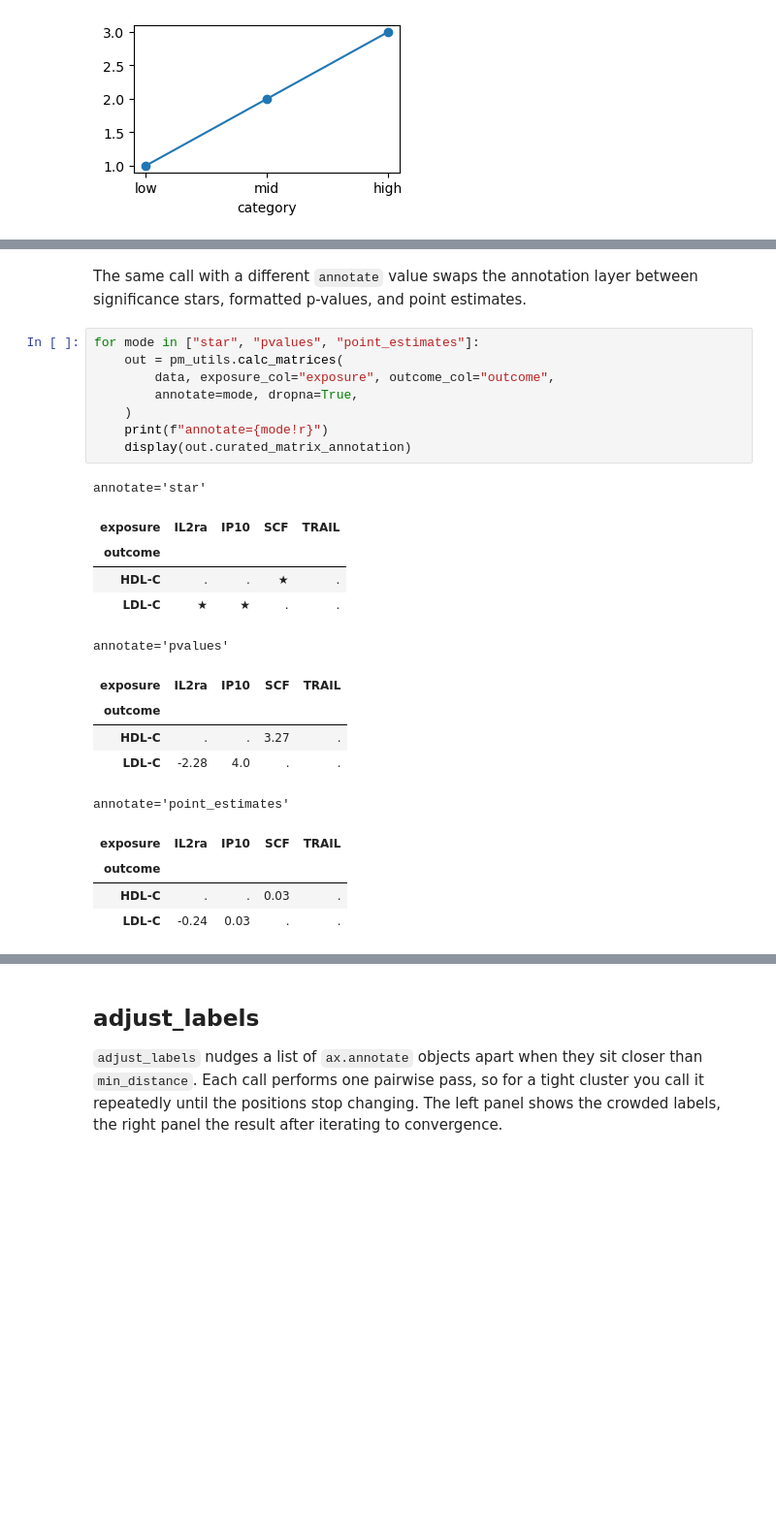
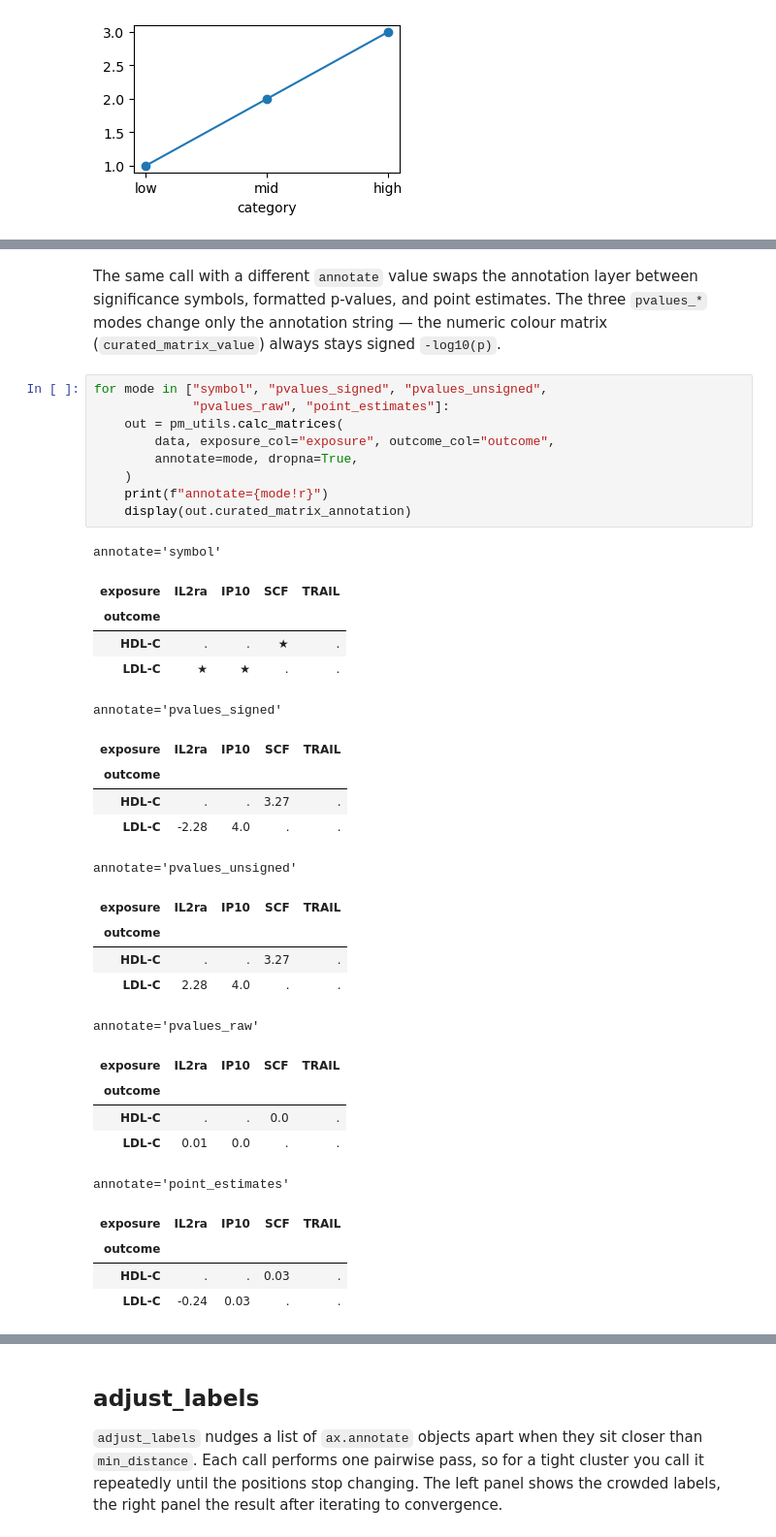
Before and after one commit to afschmidt/plot-misc, a Jupyter notebook: resources/examples/utils.ipynb, the cells around one changed output, grey strips where cells are left out. Shown at 97% size. Saved outputs shown, nothing was run; the diff lists cells and outputs as text; blank space fills up the shorter version.

```diff
--- a/resources/examples/utils.ipynb
+++ b/resources/examples/utils.ipynb
@@ -139,30 +169,43 @@ annotation layer (significance stars):
 # %% [markdown]
 The same call with a different `annotate` value swaps the annotation layer
-between significance stars, formatted p-values, and point estimates.
+between significance symbols, formatted p-values, and point estimates. The three
+`pvalues_*` modes change only the annotation string — the numeric colour matrix
+(`curated_matrix_value`) always stays signed `-log10(p)`.
 # %%
-for mode in ["star", "pvalues", "point_estimates"]:
+for mode in ["symbol", "pvalues_signed", "pvalues_unsigned",
+             "pvalues_raw", "point_estimates"]:
     out = pm_utils.calc_matrices(
         data, exposure_col="exposure", outcome_col="outcome",
         annotate=mode, dropna=True,
     )
     print(f"annotate={mode!r}")
     display(out.curated_matrix_annotation)
 # %% [output]
-annotate='star'
+annotate='symbol'
 | exposure | IL2ra | IP10 | SCF | TRAIL |
 | outcome |  |  |  |  |
 | HDL-C | . | . | ★ | . |
 | LDL-C | ★ | ★ | . | . |
-annotate='pvalues'
+annotate='pvalues_signed'
 | exposure | IL2ra | IP10 | SCF | TRAIL |
 | outcome |  |  |  |  |
 | HDL-C | . | . | 3.27 | . |
 | LDL-C | -2.28 | 4.0 | . | . |
-annotate='point_estimates'
+annotate='pvalues_unsigned'
 | exposure | IL2ra | IP10 | SCF | TRAIL |
 | outcome |  |  |  |  |
-| HDL-C | . | . | 0.03 | . |
-| LDL-C | -0.24 | 0.03 | . | . |
+| HDL-C | . | . | 3.27 | . |
+| LDL-C | 2.28 | 4.0 | . | . |
+annotate='pvalues_raw'
+| exposure | IL2ra | IP10 | SCF | TRAIL |
+| outcome |  |  |  |  |
+| HDL-C | . | . | 0.0 | . |
+| LDL-C | 0.01 | 0.0 | . | . |
+annotate='point_estimates'
+| exposure | IL2ra | IP10 | SCF | TRAIL |
+| outcome |  |  |  |  |
+| HDL-C | . | . | 0.03 | . |
+| LDL-C | -0.24 | 0.03 | . | . |
 # %% [markdown]
 The value matrix and an annotation layer feed straight into the `heatmap`
 module (see the heatmap notebook): `MidpointNormalize` centres the diverging
```
Also changed, not shown: parts of 4 cells of this notebook, 5 other files.
